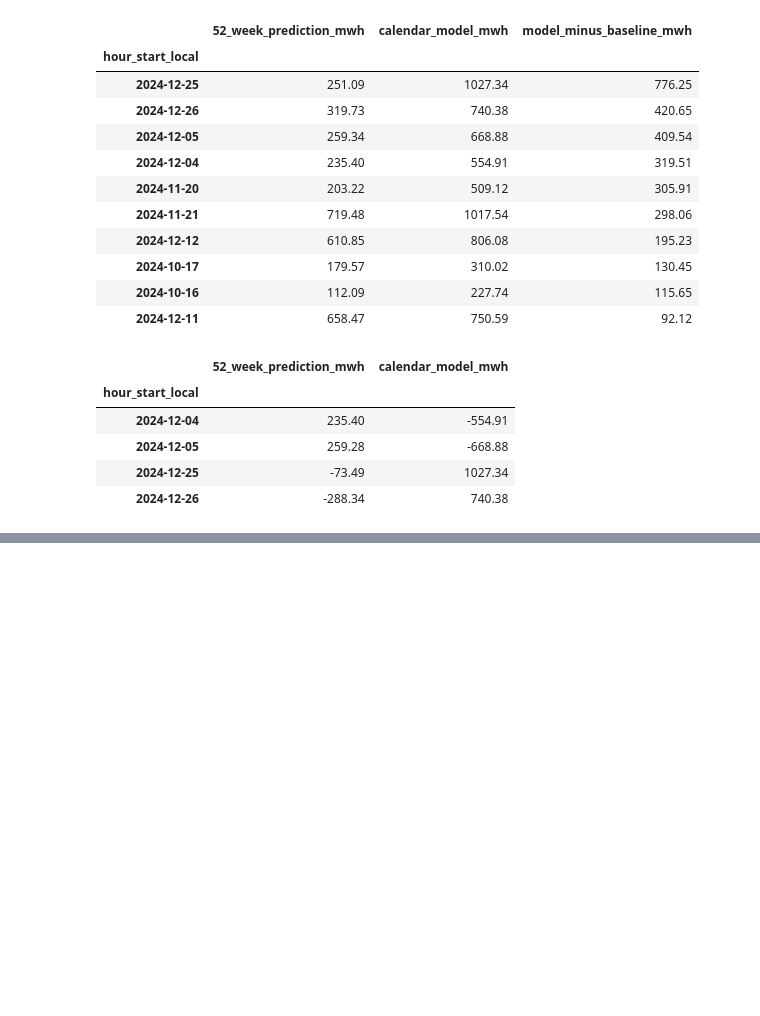
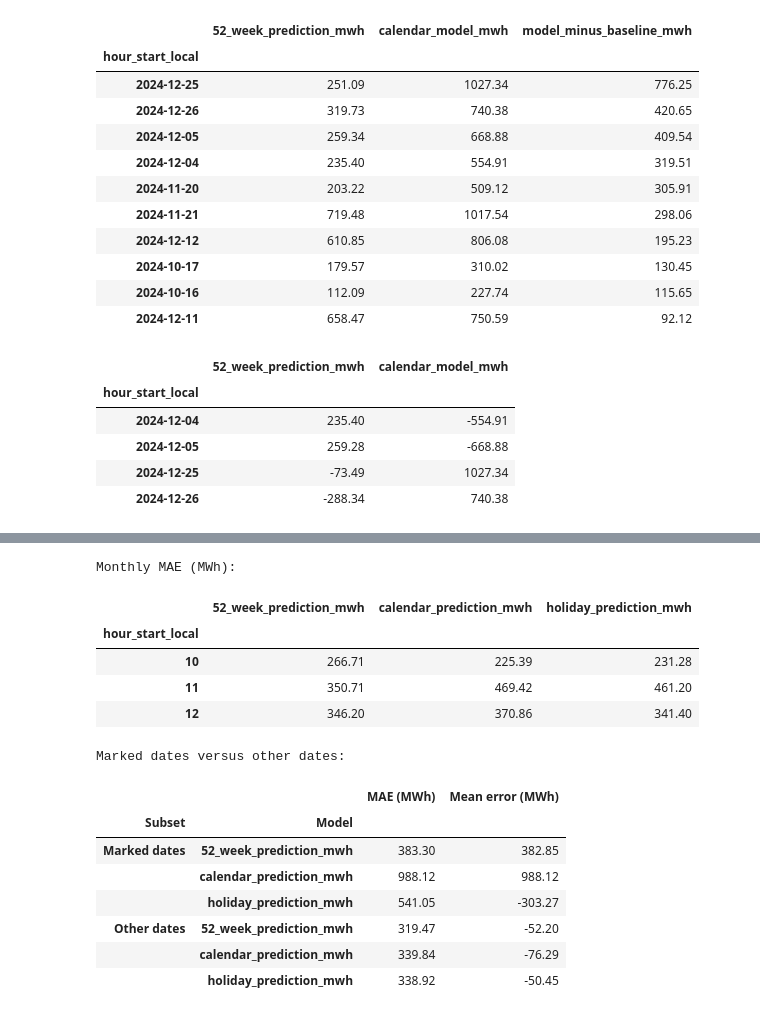
Before and after one commit to mihail500/swiss-energy-forecast, a Jupyter notebook: notebooks/03_calendar_model.ipynb, the cells around one changed output, grey strips where cells are left out. Drawn from its saved outputs; the diff is of its cells as text; code cells hidden in the pictures; blank space fills up the shorter version.

```diff
--- a/notebooks/03_calendar_model.ipynb
+++ b/notebooks/03_calendar_model.ipynb
@@ -293,0 +1475,40 @@ Whole-project summary: [README](../README.md). Latest session: [session 6](../do
+# %%
+print("Monthly MAE (MWh):")
+monthly_mae_2025 = errors_2025.abs().groupby(
+    evaluation_2025["hour_start_local"].dt.month
+).mean()
+
+display(monthly_mae_2025.round(2))
+
+subset_labels_2025 = np.where(
+    holiday_eval_2025.astype(bool),
+    "Marked dates",
+    "Other dates",
+)
+
+subset_scores_2025 = pd.concat({
+    label: pd.DataFrame({
+        "MAE (MWh)": subset_errors.abs().mean(),
+        "Mean error (MWh)": subset_errors.mean(),
+    })
+    for label, subset_errors in errors_2025.groupby(subset_labels_2025)
+}, names=["Subset", "Model"])
+
+print("Marked dates versus other dates:")
+display(subset_scores_2025.round(2))
+# %% [output]
+Monthly MAE (MWh):
+|  | 52_week_prediction_mwh | calendar_prediction_mwh | holiday_prediction_mwh |
+| hour_start_local |  |  |  |
+| 10 | 266.71 | 225.39 | 231.28 |
+| 11 | 350.71 | 469.42 | 461.20 |
+| 12 | 346.20 | 370.86 | 341.40 |
+Marked dates versus other dates:
+|  |  | MAE (MWh) | Mean error (MWh) |
+| Subset | Model |  |  |
+| Marked dates | 52_week_prediction_mwh | 383.30 | 382.85 |
+|  | calendar_prediction_mwh | 988.12 | 988.12 |
+|  | holiday_prediction_mwh | 541.05 | -303.27 |
+| Other dates | 52_week_prediction_mwh | 319.47 | -52.20 |
+|  | calendar_prediction_mwh | 339.84 | -76.29 |
+|  | holiday_prediction_mwh | 338.92 | -50.45 |
```
Also changed, not shown: parts of 33 cells of this notebook, 7 other files.
